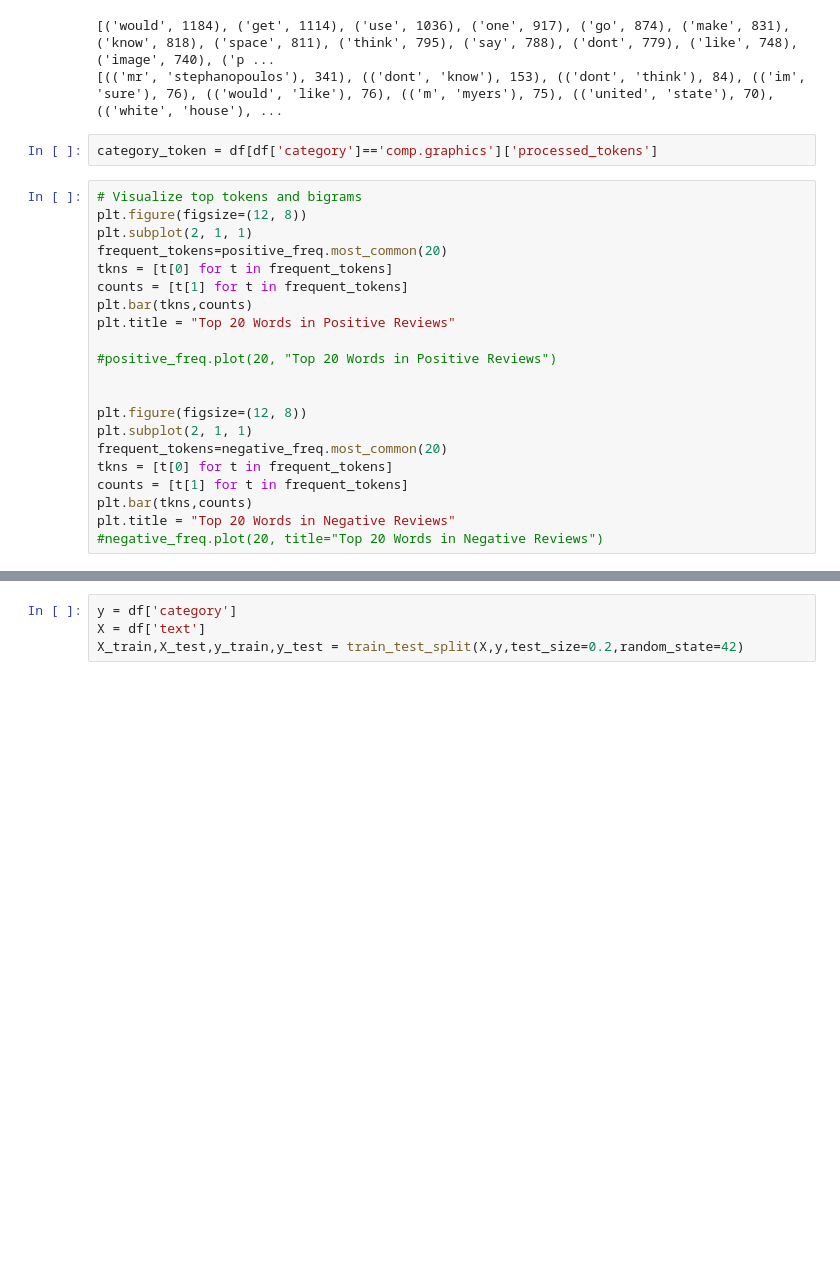
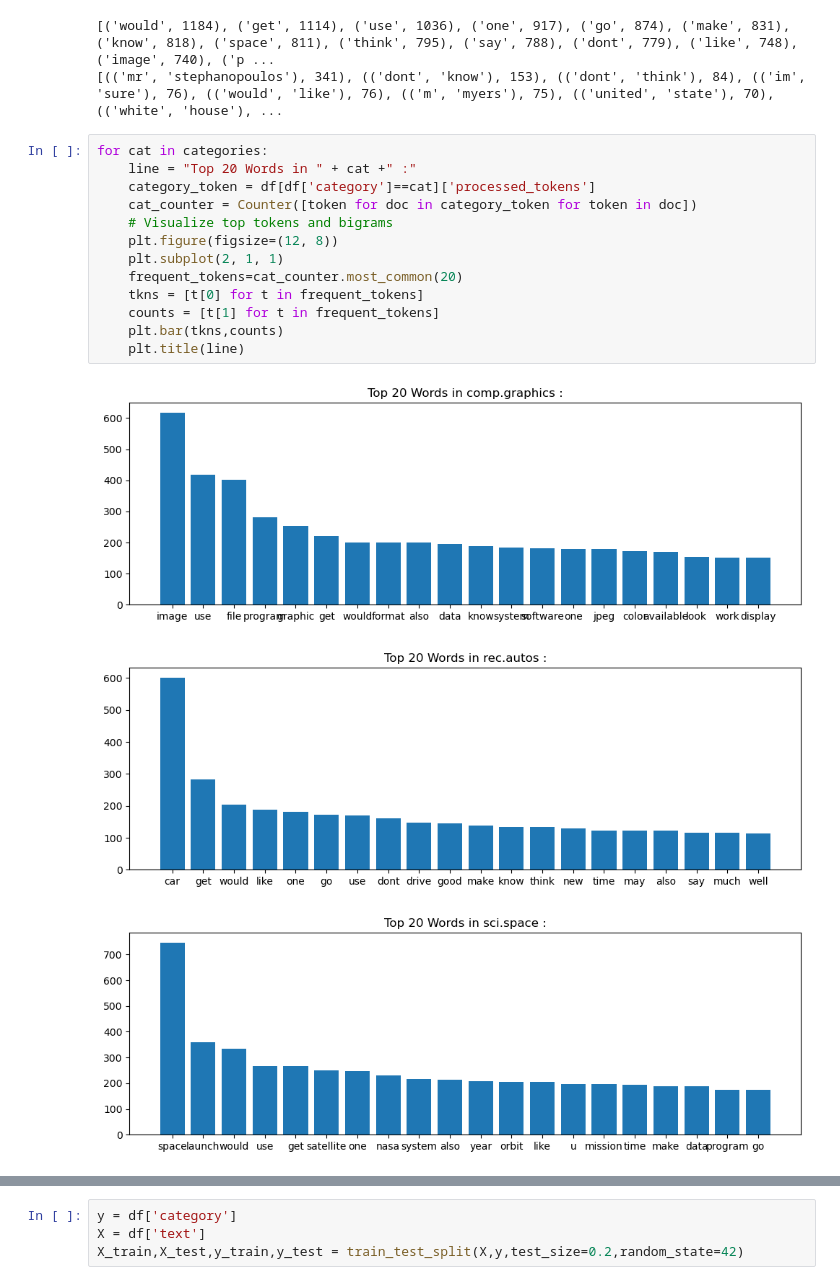
Before and after one commit to gpo2105/Advanced-Analytics_Lab, a Jupyter notebook: NLP.ipynb, the cells around one changed output, grey strips where cells are left out. Drawn from its saved outputs; the diff is of its cells as text; blank space fills up the shorter version.

```diff
--- a/NLP.ipynb
+++ b/NLP.ipynb
@@ -174,26 +174,20 @@ print(bigram_counts.most_common(20))
 # %% [output]
 [('would', 1184), ('get', 1114), ('use', 1036), ('one', 917), ('go', 874), ('make', 831), ('know', 818), ('space', 811), ('think', 795), ('say', 788), ('dont', 779), ('like', 748), ('image', 740), ('p ...
 [(('mr', 'stephanopoulos'), 341), (('dont', 'know'), 153), (('dont', 'think'), 84), (('im', 'sure'), 76), (('would', 'like'), 76), (('m', 'myers'), 75), (('united', 'state'), 70), (('white', 'house'), ...
-# %%
-category_token = df[df['category']=='comp.graphics']['processed_tokens']
 # %%
-# Visualize top tokens and bigrams
-plt.figure(figsize=(12, 8))
-plt.subplot(2, 1, 1)
-frequent_tokens=positive_freq.most_common(20)
-tkns = [t[0] for t in frequent_tokens]
-counts = [t[1] for t in frequent_tokens]
-plt.bar(tkns,counts)
-plt.title = "Top 20 Words in Positive Reviews"
-
-#positive_freq.plot(20, "Top 20 Words in Positive Reviews")
-
-
-plt.figure(figsize=(12, 8))
-plt.subplot(2, 1, 1)
-frequent_tokens=negative_freq.most_common(20)
-tkns = [t[0] for t in frequent_tokens]
-counts = [t[1] for t in frequent_tokens]
-plt.bar(tkns,counts)
-plt.title = "Top 20 Words in Negative Reviews"
-#negative_freq.plot(20, title="Top 20 Words in Negative Reviews")
+for cat in categories:
+    line = "Top 20 Words in " + cat +" :"
+    category_token = df[df['category']==cat]['processed_tokens']
+    cat_counter = Counter([token for doc in category_token for token in doc])
+    # Visualize top tokens and bigrams
+    plt.figure(figsize=(12, 8))
+    plt.subplot(2, 1, 1)
+    frequent_tokens=cat_counter.most_common(20)
+    tkns = [t[0] for t in frequent_tokens]
+    counts = [t[1] for t in frequent_tokens]
+    plt.bar(tkns,counts)
+    plt.title(line)
+# %% [output]
+[figure, added]
+[figure, added]
+[figure, added]
```
Also changed, not shown: parts of 16 cells of this notebook, 2 other files.
